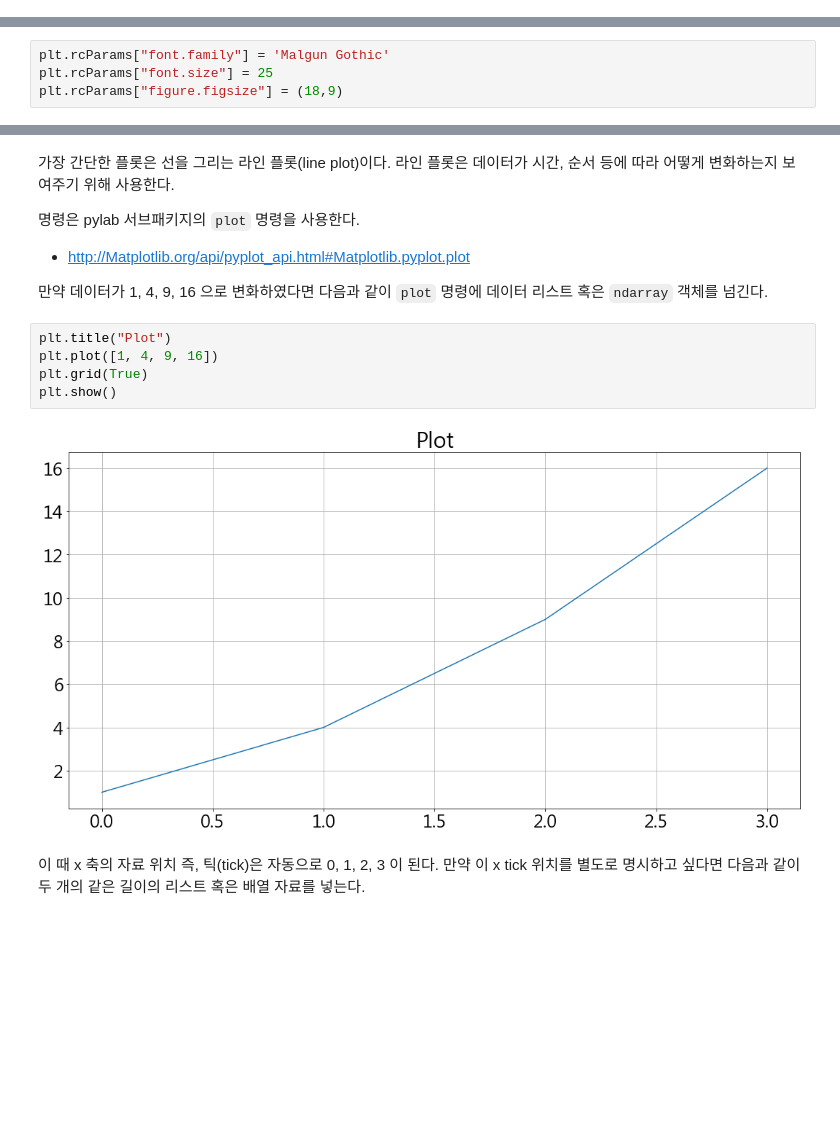
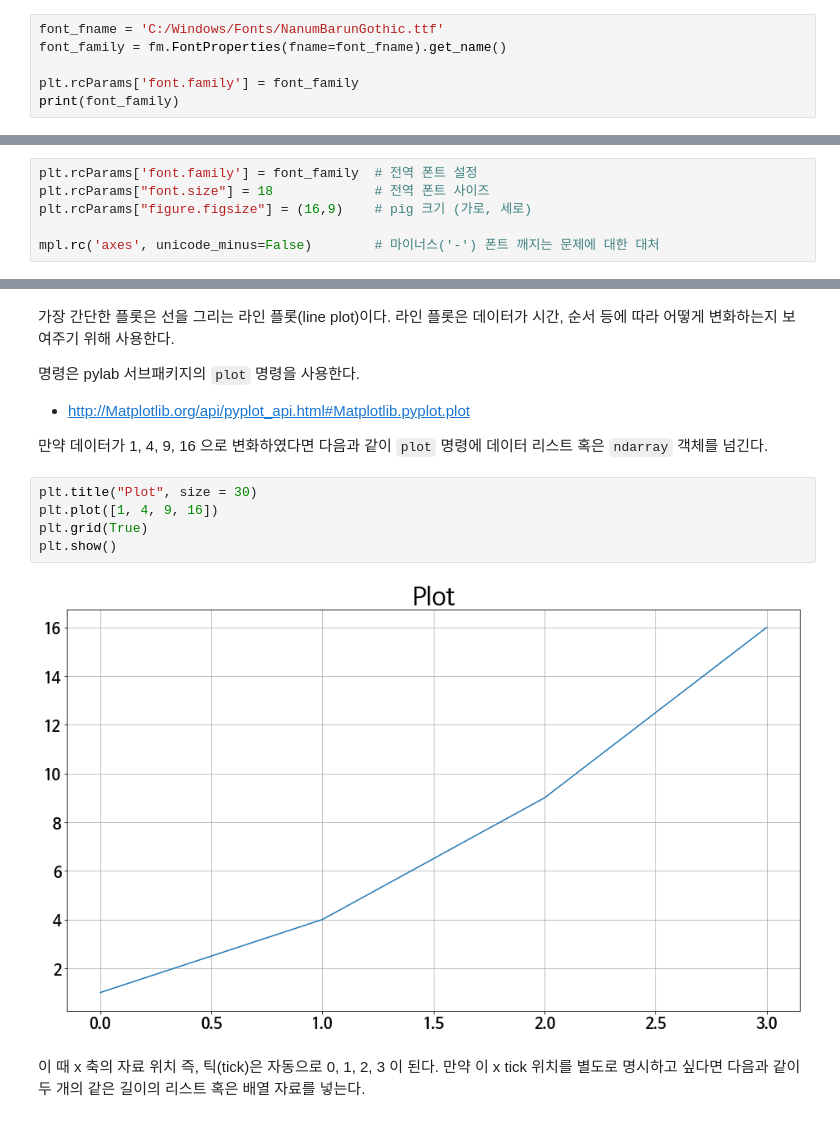
Before and after one commit to limwonki0619/Python-lecture, a Jupyter notebook: Python-Data-Science/Matplotlib/05.01 시각화 패키지 Matplotlib 소개.ipynb, the cells around one changed output, grey strips where cells are left out. Saved outputs shown, nothing was run; the diff lists cells and outputs as text; blank space fills up the shorter version.

```diff
--- a/Python-Data-Science/Matplotlib/05.01 시각화 패키지 Matplotlib 소개.ipynb
+++ b/Python-Data-Science/Matplotlib/05.01 시각화 패키지 Matplotlib 소개.ipynb
@@ -31,0 +69,6 @@ mpl.rc('axes', unicode_minus=False)
+# %%
+font_fname = 'C:/Windows/Fonts/NanumBarunGothic.ttf'
+font_family = fm.FontProperties(fname=font_fname).get_name()
+
+plt.rcParams['font.family'] = font_family
+print(font_family)
@@ -32,7 +81,9 @@ mpl.rc('axes', unicode_minus=False)
 # %%
-plt.rcParams["font.family"] = 'Malgun Gothic'
-plt.rcParams["font.size"] = 25
-plt.rcParams["figure.figsize"] = (18,9)
+plt.rcParams['font.family'] = font_family  # 전역 폰트 설정
+plt.rcParams["font.size"] = 18             # 전역 폰트 사이즈
+plt.rcParams["figure.figsize"] = (16,9)    # pig 크기 (가로, 세로)
+
+mpl.rc('axes', unicode_minus=False)        # 마이너스('-') 폰트 깨지는 문제에 대한 대처
 # %% [markdown]
 ## **pylab 서브패키지**
 # %% [markdown]
@@ -59,12 +107,12 @@ import matplotlib.pylab as plt
 
 만약 데이터가 1, 4, 9, 16 으로 변화하였다면 다음과 같이 `plot` 명령에 데이터 리스트 혹은 `ndarray` 객체를 넘긴다.
 # %%
-plt.title("Plot")
+plt.title("Plot", size = 30)
 plt.plot([1, 4, 9, 16])
 plt.grid(True)
 plt.show()
 # %% [output]
-[figure, old version]
+[figure, new version]
 # %% [markdown]
 이 때 x 축의 자료 위치 즉, 틱(tick)은 자동으로 0, 1, 2, 3 이 된다. 만약 이 x tick 위치를 별도로 명시하고 싶다면 다음과 같이 두 개의 같은 길이의 리스트 혹은 배열 자료를 넣는다.
 # %%
```
Also changed, not shown: parts of 28 cells of this notebook, 1 other file.
